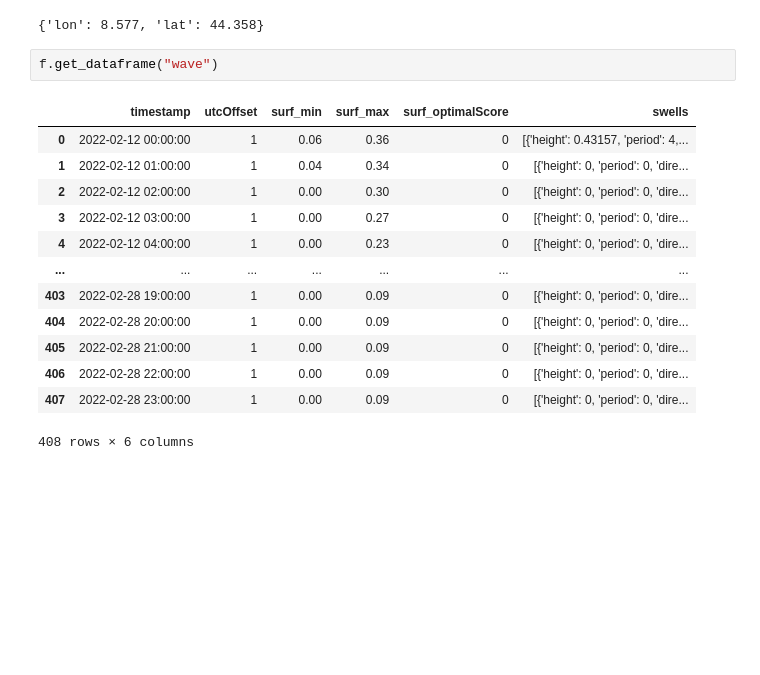
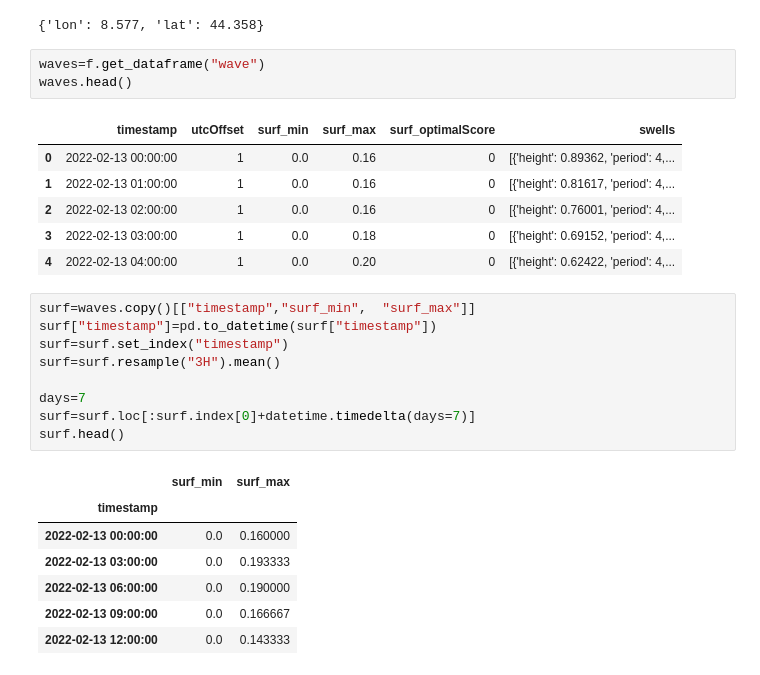
Before and after one commit to giocaizzi/pysurfline, a Jupyter notebook: docs/examples/forecasts.ipynb, the cells around one changed output. Saved outputs shown, nothing was run; the diff lists cells and outputs as text; blank space fills up the shorter version.

```diff
--- a/docs/examples/forecasts.ipynb
+++ b/docs/examples/forecasts.ipynb
@@ -21,19 +26,30 @@ f=SpotForecast(r.json())
 f.location
 # %% [output]
 {'lon': 8.577, 'lat': 44.358}
-# %%
-f.get_dataframe("wave")
-# %% [output]
-|  | timestamp | utcOffset | surf_min | surf_max | surf_optimalScore | swells |
-| 0 | 2022-02-12 00:00:00 | 1 | 0.06 | 0.36 | 0 | [{'height': 0.43157, 'period': 4,... |
-| 1 | 2022-02-12 01:00:00 | 1 | 0.04 | 0.34 | 0 | [{'height': 0, 'period': 0, 'dire... |
-| 2 | 2022-02-12 02:00:00 | 1 | 0.00 | 0.30 | 0 | [{'height': 0, 'period': 0, 'dire... |
-| 3 | 2022-02-12 03:00:00 | 1 | 0.00 | 0.27 | 0 | [{'height': 0, 'period': 0, 'dire... |
-| 4 | 2022-02-12 04:00:00 | 1 | 0.00 | 0.23 | 0 | [{'height': 0, 'period': 0, 'dire... |
-| ... | ... | ... | ... | ... | ... | ... |
-| 403 | 2022-02-28 19:00:00 | 1 | 0.00 | 0.09 | 0 | [{'height': 0, 'period': 0, 'dire... |
-| 404 | 2022-02-28 20:00:00 | 1 | 0.00 | 0.09 | 0 | [{'height': 0, 'period': 0, 'dire... |
-| 405 | 2022-02-28 21:00:00 | 1 | 0.00 | 0.09 | 0 | [{'height': 0, 'period': 0, 'dire... |
-| 406 | 2022-02-28 22:00:00 | 1 | 0.00 | 0.09 | 0 | [{'height': 0, 'period': 0, 'dire... |
-| 407 | 2022-02-28 23:00:00 | 1 | 0.00 | 0.09 | 0 | [{'height': 0, 'period': 0, 'dire... |
-408 rows × 6 columns
+# %%
+waves=f.get_dataframe("wave")
+waves.head()
+# %% [output]
+|  | timestamp | utcOffset | surf_min | surf_max | surf_optimalScore | swells |
+| 0 | 2022-02-13 00:00:00 | 1 | 0.0 | 0.16 | 0 | [{'height': 0.89362, 'period': 4,... |
+| 1 | 2022-02-13 01:00:00 | 1 | 0.0 | 0.16 | 0 | [{'height': 0.81617, 'period': 4,... |
+| 2 | 2022-02-13 02:00:00 | 1 | 0.0 | 0.16 | 0 | [{'height': 0.76001, 'period': 4,... |
+| 3 | 2022-02-13 03:00:00 | 1 | 0.0 | 0.18 | 0 | [{'height': 0.69152, 'period': 4,... |
+| 4 | 2022-02-13 04:00:00 | 1 | 0.0 | 0.20 | 0 | [{'height': 0.62422, 'period': 4,... |
+# %%
+surf=waves.copy()[["timestamp","surf_min",	"surf_max"]]
+surf["timestamp"]=pd.to_datetime(surf["timestamp"])
+surf=surf.set_index("timestamp")
+surf=surf.resample("3H").mean()
+
+days=7
+surf=surf.loc[:surf.index[0]+datetime.timedelta(days=7)]
+surf.head()
+# %% [output]
+|  | surf_min | surf_max |
+| timestamp |  |  |
+| 2022-02-13 00:00:00 | 0.0 | 0.160000 |
+| 2022-02-13 03:00:00 | 0.0 | 0.193333 |
+| 2022-02-13 06:00:00 | 0.0 | 0.190000 |
+| 2022-02-13 09:00:00 | 0.0 | 0.166667 |
+| 2022-02-13 12:00:00 | 0.0 | 0.143333 |
```
Also changed, not shown: parts of 4 cells of this notebook, 25 other files.
